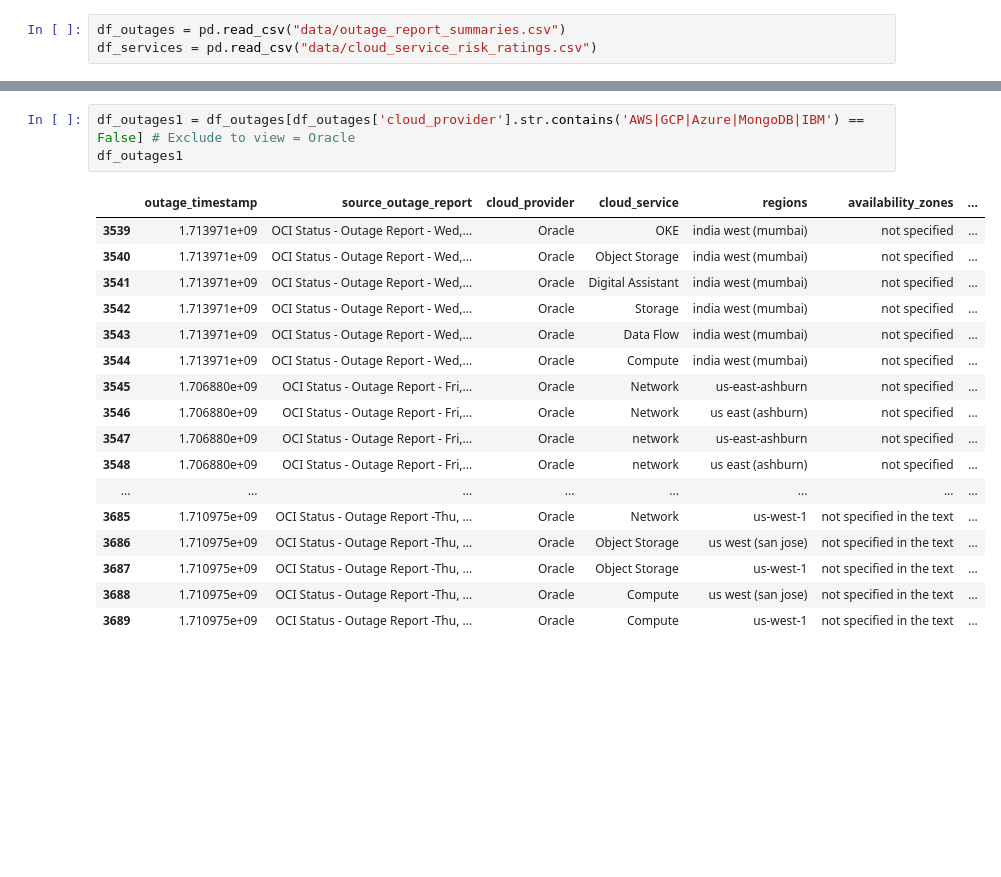
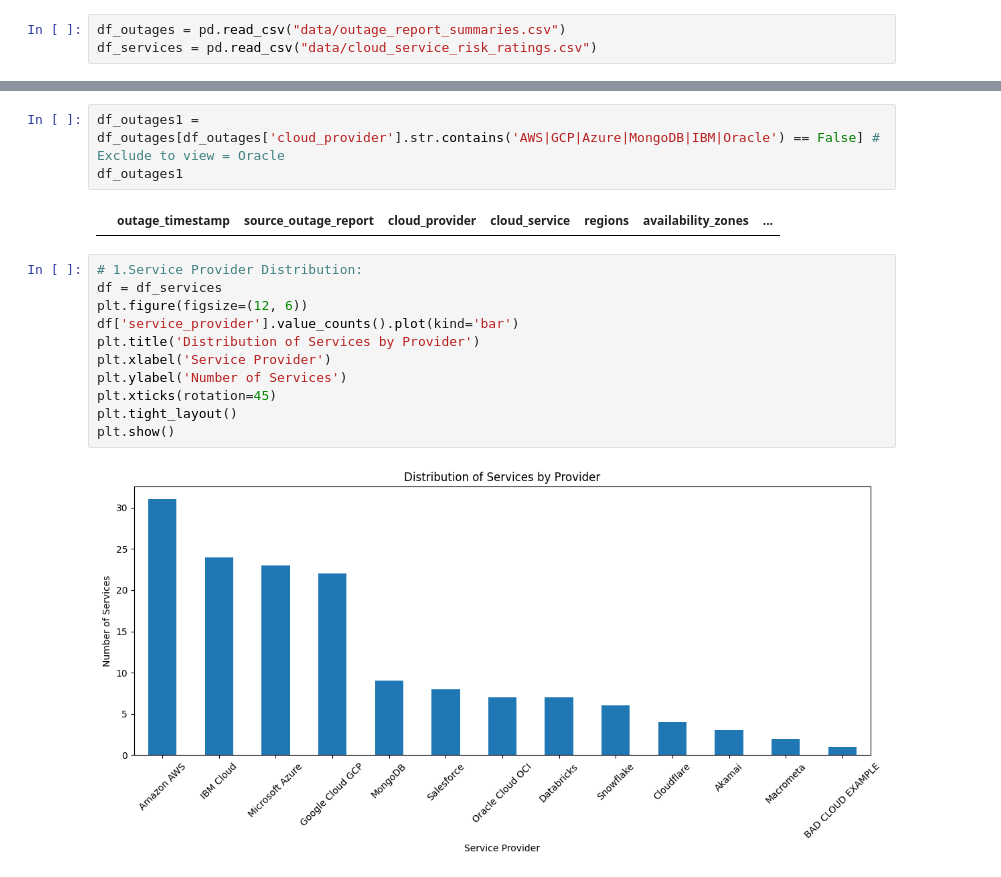
Before and after one commit to jpacerqueira/insureyourtechcloudgraph, a Jupyter notebook: information/clean_genai_data/Analysis-Services-Outages.ipynb, the cells around one changed output, grey strips where cells are left out. Drawn from its saved outputs; the diff is of its cells as text; blank space fills up the shorter version.

Commit message:
Explore More Data - Analysis

```diff
--- a/information/clean_genai_data/Analysis-Services-Outages.ipynb
+++ b/information/clean_genai_data/Analysis-Services-Outages.ipynb
@@ -64,21 +94,18 @@ df_services
 # %%
-df_outages1 = df_outages[df_outages['cloud_provider'].str.contains('AWS|GCP|Azure|MongoDB|IBM') == False] # Exclude to view = Oracle
+df_outages1 = df_outages[df_outages['cloud_provider'].str.contains('AWS|GCP|Azure|MongoDB|IBM|Oracle') == False] # Exclude to view = Oracle
 df_outages1
 # %% [output]
 |  | outage_timestamp | source_outage_report | cloud_provider | cloud_service | regions | availability_zones | ... |
-| 3539 | 1.713971e+09 | OCI Status - Outage Report - Wed,... | Oracle | OKE | india west (mumbai) | not specified | ... |
-| 3540 | 1.713971e+09 | OCI Status - Outage Report - Wed,... | Oracle | Object Storage | india west (mumbai) | not specified | ... |
-| 3541 | 1.713971e+09 | OCI Status - Outage Report - Wed,... | Oracle | Digital Assistant | india west (mumbai) | not specified | ... |
-| 3542 | 1.713971e+09 | OCI Status - Outage Report - Wed,... | Oracle | Storage | india west (mumbai) | not specified | ... |
-| 3543 | 1.713971e+09 | OCI Status - Outage Report - Wed,... | Oracle | Data Flow | india west (mumbai) | not specified | ... |
-| 3544 | 1.713971e+09 | OCI Status - Outage Report - Wed,... | Oracle | Compute | india west (mumbai) | not specified | ... |
-| 3545 | 1.706880e+09 | OCI Status - Outage Report - Fri,... | Oracle | Network | us-east-ashburn | not specified | ... |
-| 3546 | 1.706880e+09 | OCI Status - Outage Report - Fri,... | Oracle | Network | us east (ashburn) | not specified | ... |
-| 3547 | 1.706880e+09 | OCI Status - Outage Report - Fri,... | Oracle | network | us-east-ashburn | not specified | ... |
-| 3548 | 1.706880e+09 | OCI Status - Outage Report - Fri,... | Oracle | network | us east (ashburn) | not specified | ... |
-| ... | ... | ... | ... | ... | ... | ... | ... |
-| 3685 | 1.710975e+09 | OCI Status - Outage Report -Thu, ... | Oracle | Network | us-west-1 | not specified in the text | ... |
-| 3686 | 1.710975e+09 | OCI Status - Outage Report -Thu, ... | Oracle | Object Storage | us west (san jose) | not specified in the text | ... |
-| 3687 | 1.710975e+09 | OCI Status - Outage Report -Thu, ... | Oracle | Object Storage | us-west-1 | not specified in the text | ... |
-| 3688 | 1.710975e+09 | OCI Status - Outage Report -Thu, ... | Oracle | Compute | us west (san jose) | not specified in the text | ... |
-| 3689 | 1.710975e+09 | OCI Status - Outage Report -Thu, ... | Oracle | Compute | us-west-1 | not specified in the text | ... |
+# %%
+# 1.Service Provider Distribution:
+df = df_services
+plt.figure(figsize=(12, 6))
+df['service_provider'].value_counts().plot(kind='bar')
+plt.title('Distribution of Services by Provider')
+plt.xlabel('Service Provider')
+plt.ylabel('Number of Services')
+plt.xticks(rotation=45)
+plt.tight_layout()
+plt.show()
+# %% [output]
+[figure, added]
```
Also changed, not shown: parts of 11 cells of this notebook, 5 other files.
